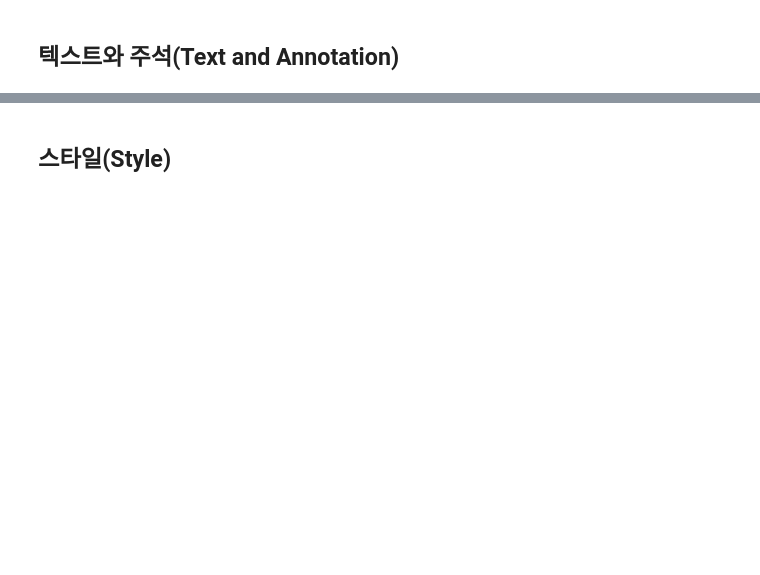
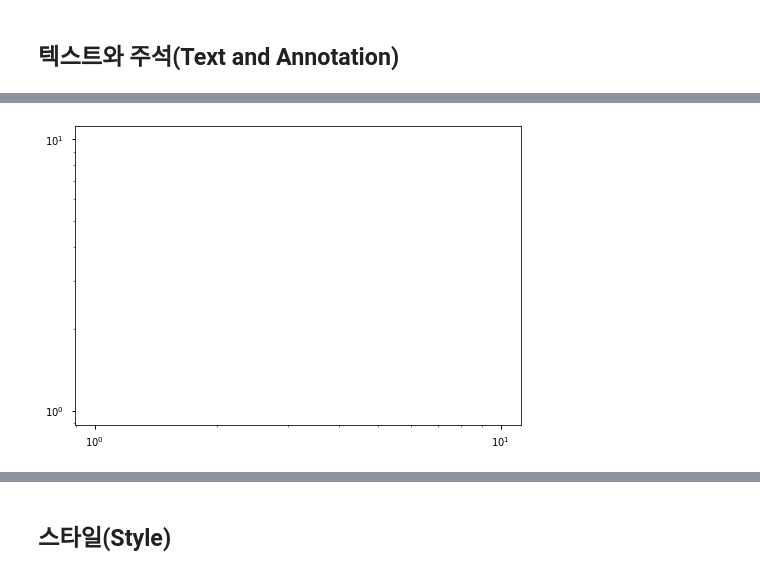
Before and after one commit to mkbahk/MatplotlibLearning, a Jupyter notebook: _Matplotlib_한번에_제대로_배우기.ipynb, the cells around one changed output, grey strips where cells are left out. Drawn from its saved outputs; the diff is of its cells as text; code cells hidden in the pictures; blank space fills up the shorter version.

```diff
--- a/_Matplotlib_한번에_제대로_배우기.ipynb
+++ b/_Matplotlib_한번에_제대로_배우기.ipynb
@@ -396,0 +431,4 @@ plt.annotate('Interesting Point',
+# %%
+plt.axes(xscale='log', yscale='log');
+# %% [output]
+[figure, added]
```
Also changed, not shown: parts of 35 cells of this notebook.
